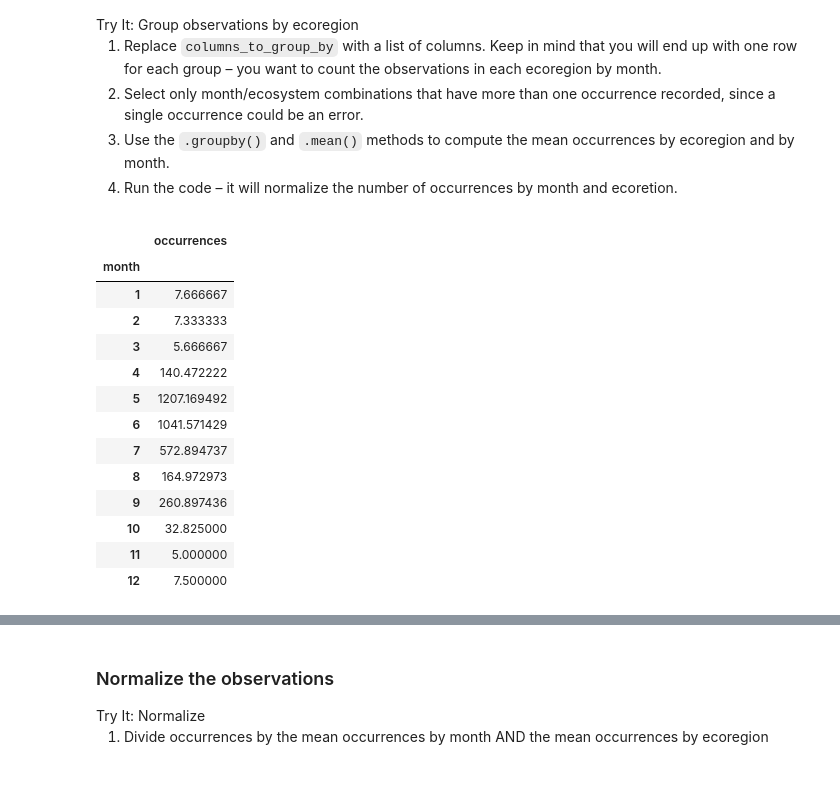
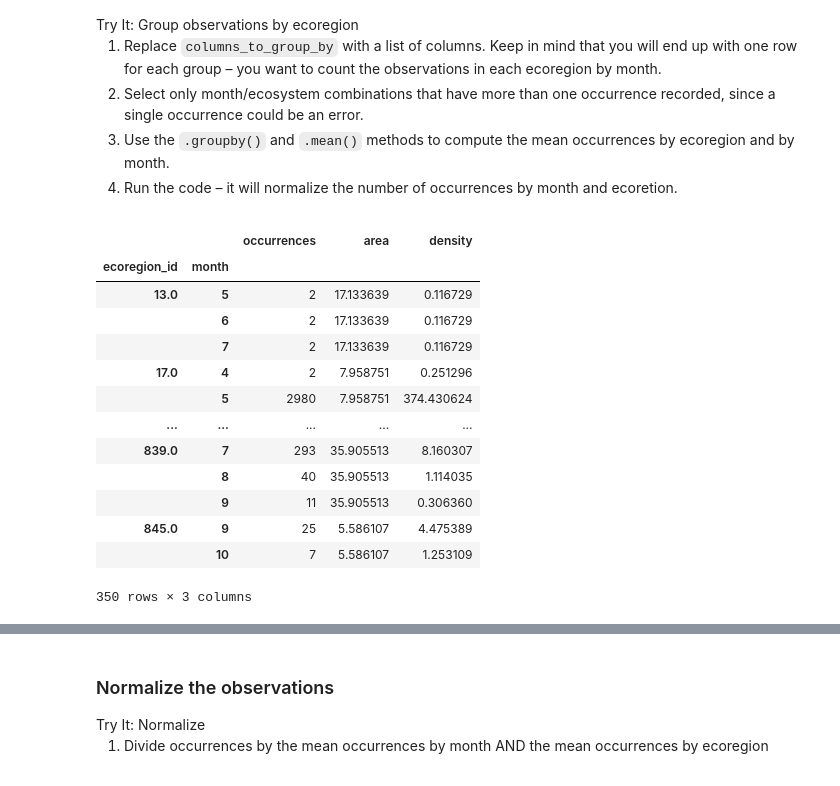
Before and after one commit to earthlab-education/03-migration-natshoff, a Jupyter notebook: notebooks/migration-32-normalize.ipynb, the cells around one changed output, grey strips where cells are left out. Saved outputs shown, nothing was run; the diff lists cells and outputs as text; code cells hidden in the pictures.

```diff
--- a/notebooks/migration-32-normalize.ipynb
+++ b/notebooks/migration-32-normalize.ipynb
@@ -37,7 +37,7 @@ gbif_ecoregion_gdf = (
         how='inner',
         predicate='contains')
         # select specific columns
-        [['OBJECTID', 'gbifID', 'ECO_NAME','BIOME_NUM','BIOME_NAME', 'month', 'SHAPE_AREA']]
-).reset_index()
+        #[['ecoregion_id', 'gbifID', 'name', 'month', 'area']]
+)
 gbif_ecoregion_gdf
 # %% [output]
@@ -69,55 +70,38 @@ compute the mean occurrences by ecoregion and by month.</li>
 and ecoretion.</li>
 </ol></div></div>
 # %%
-
 # Raw occurrence data
 occurrence_df = (
     gbif_ecoregion_gdf
+    # Reset index
+    .reset_index()
     # For each ecoregion, for each month...
     # note that OBJECTID corresponds to the ecoregion
-    .groupby(['OBJECTID', 'month'])
+    .groupby(['ecoregion_id', 'month'])
     # ...count the number of occurrences
-    .agg(occurrences=('gbifID', 'count'))
+    .agg(occurrences=('gbifID', 'count'),
+         area=('area', 'first'))
 )
 
-# 350 rows
-occurrence_df
-
-# Get rid of rare observations (possible misidentification?)
-occurrence_df = occurrence_df[occurrence_df.occurrences>1]
-
-# 308 rows
-occurrence_df
-
-# Take the mean by ecoregion
-mean_occurrences_by_ecoregion = (
-    occurrence_df
-    .groupby('OBJECTID')
-    .mean()
+# Normalize by area
+occurrence_df['density'] = (
+    occurrence_df.occurrences
+    / occurrence_df.area
 )
 
-mean_occurrences_by_ecoregion
-
-# Take the mean by month
-mean_occurrences_by_month = (
-    occurrence_df
-    .groupby('month')
-    .mean()
-)
-
-mean_occurrences_by_month
+occurrence_df
 # %% [output]
-|  | occurrences |
-| month |  |
-| 1 | 7.666667 |
-| 2 | 7.333333 |
-| 3 | 5.666667 |
-| 4 | 140.472222 |
-| 5 | 1207.169492 |
-| 6 | 1041.571429 |
-| 7 | 572.894737 |
-| 8 | 164.972973 |
-| 9 | 260.897436 |
-| 10 | 32.825000 |
-| 11 | 5.000000 |
-| 12 | 7.500000 |
+|  |  | occurrences | area | density |
+| ecoregion_id | month |  |  |  |
+| 13.0 | 5 | 2 | 17.133639 | 0.116729 |
+|  | 6 | 2 | 17.133639 | 0.116729 |
+|  | 7 | 2 | 17.133639 | 0.116729 |
+| 17.0 | 4 | 2 | 7.958751 | 0.251296 |
+|  | 5 | 2980 | 7.958751 | 374.430624 |
+| ... | ... | ... | ... | ... |
+| 839.0 | 7 | 293 | 35.905513 | 8.160307 |
+|  | 8 | 40 | 35.905513 | 1.114035 |
+|  | 9 | 11 | 35.905513 | 0.306360 |
+| 845.0 | 9 | 25 | 5.586107 | 4.475389 |
+|  | 10 | 7 | 5.586107 | 1.253109 |
+350 rows × 3 columns
```
Also changed, not shown: parts of 5 cells of this notebook, 3 other files.
